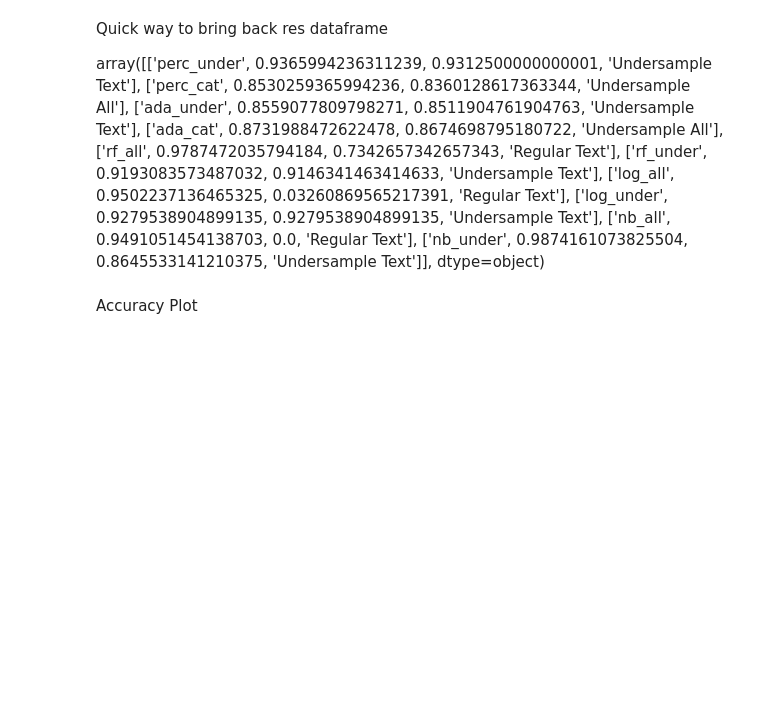
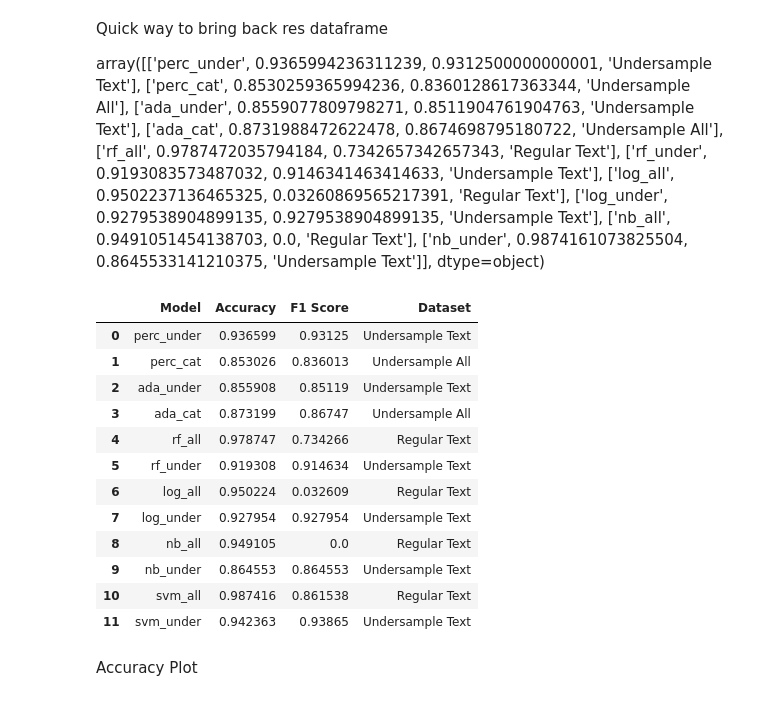
Before and after one commit to hunterblum/Job-Fraud-Detection, a Jupyter notebook: Group2_ML_Final.ipynb, the cells around one changed output. Saved outputs shown, nothing was run; the diff lists cells and outputs as text; code cells hidden in the pictures; blank space fills up the shorter version.

```diff
--- a/Group2_ML_Final.ipynb
+++ b/Group2_ML_Final.ipynb
@@ -1653,3 +1649,19 @@ Results_2 = pd.DataFrame(Results_mat)
+# %%
+Results_2
+# %% [output]
+|  | Model | Accuracy | F1 Score | Dataset |
+| 0 | perc_under | 0.936599 | 0.93125 | Undersample Text |
+| 1 | perc_cat | 0.853026 | 0.836013 | Undersample All |
+| 2 | ada_under | 0.855908 | 0.85119 | Undersample Text |
+| 3 | ada_cat | 0.873199 | 0.86747 | Undersample All |
+| 4 | rf_all | 0.978747 | 0.734266 | Regular Text |
+| 5 | rf_under | 0.919308 | 0.914634 | Undersample Text |
+| 6 | log_all | 0.950224 | 0.032609 | Regular Text |
+| 7 | log_under | 0.927954 | 0.927954 | Undersample Text |
+| 8 | nb_all | 0.949105 | 0.0 | Regular Text |
+| 9 | nb_under | 0.864553 | 0.864553 | Undersample Text |
+| 10 | svm_all | 0.987416 | 0.861538 | Regular Text |
+| 11 | svm_under | 0.942363 | 0.93865 | Undersample Text |
 # %% [markdown]
 Accuracy Plot
 # %%
```
Also changed, not shown: parts of 8 cells of this notebook.
